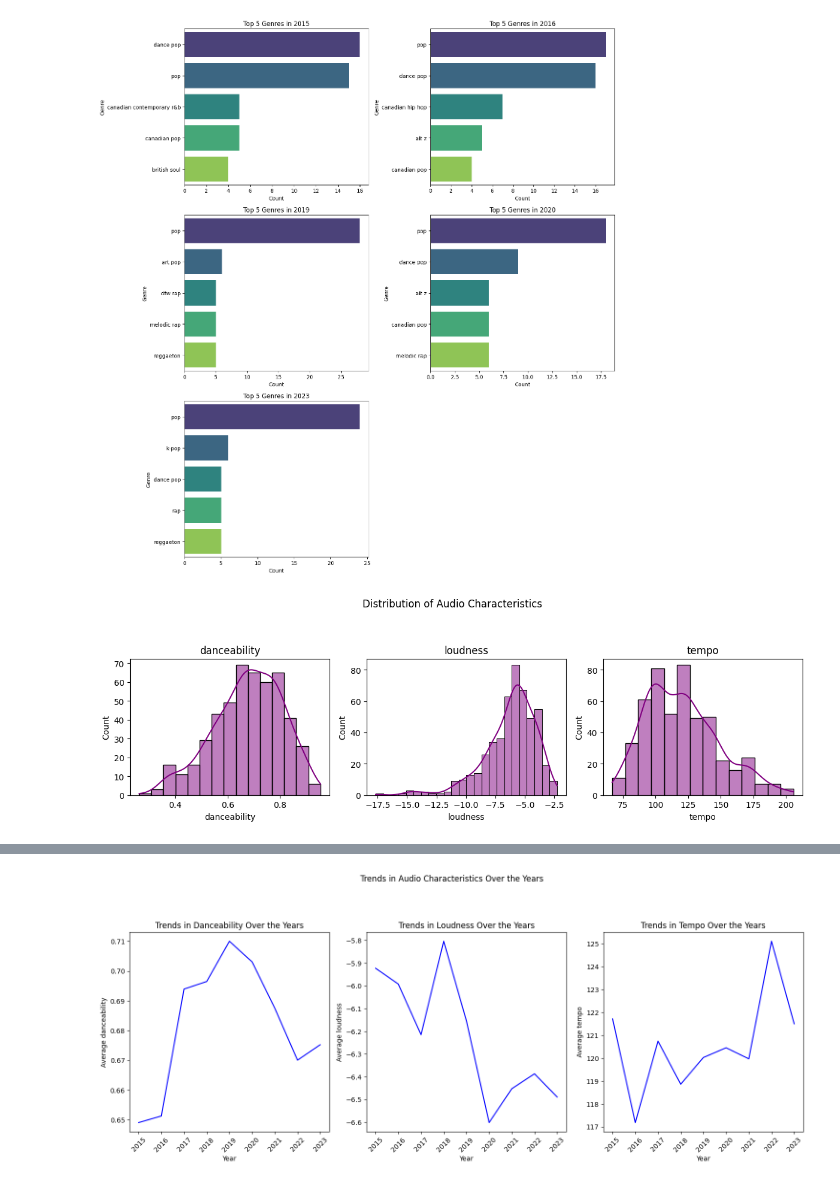
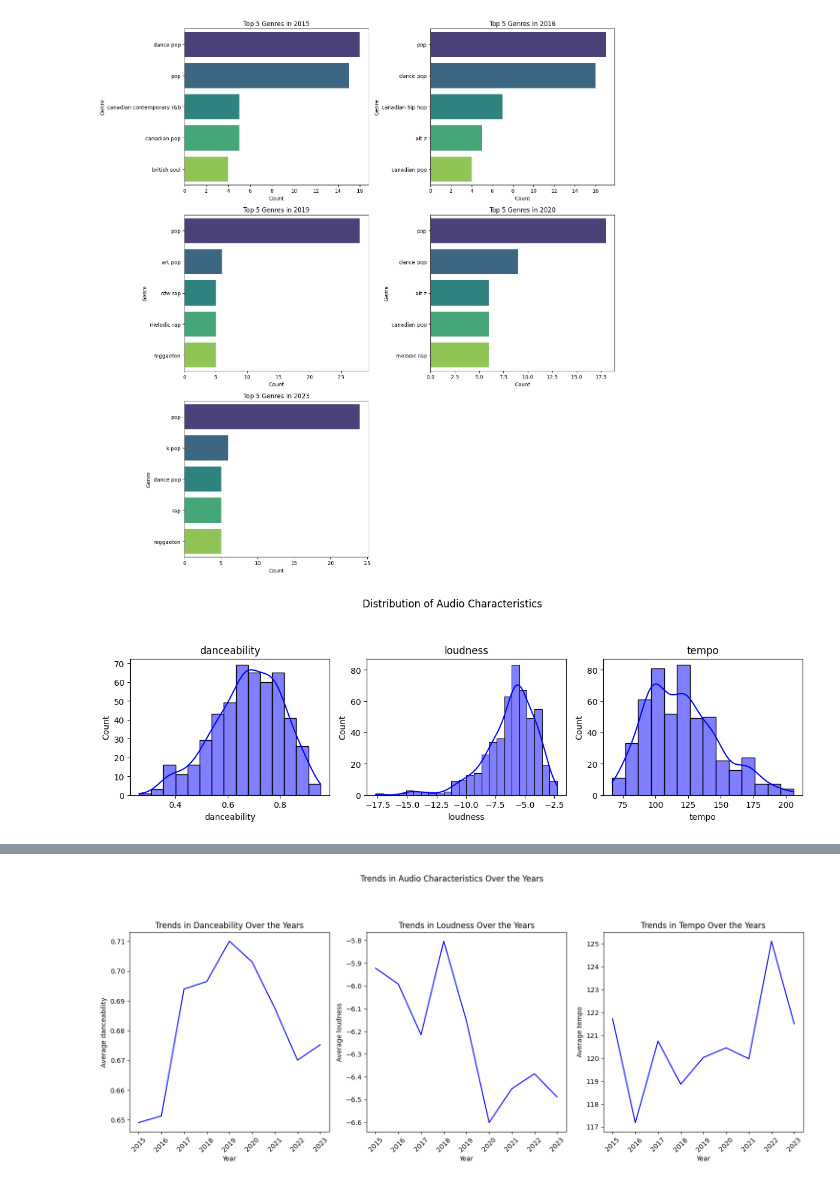
Before and after one commit to CSIS-NLU/Open-Science-101, a Jupyter notebook: Group-Projects/Music Trends During Election Cycles - Spotify/notebooks/SongPopularity_ElectionYears.ipynb, the cells around one changed output, grey strips where cells are left out. Cells and saved outputs as stored; diff of their text form; code cells hidden in the pictures.

```diff
--- a/Group-Projects/Music Trends During Election Cycles - Spotify/notebooks/SongPopularity_ElectionYears.ipynb
+++ b/Group-Projects/Music Trends During Election Cycles - Spotify/notebooks/SongPopularity_ElectionYears.ipynb
@@ -131,14 +131,14 @@ Passing `palette` without assigning `hue` is deprecated and will be removed in v
 # %%
 characteristics = ['danceability', 'loudness', 'tempo']
 
 # Create histograms for all characteristics in subplots
 plt.figure(figsize=(12, 6))
 for i, col in enumerate(characteristics):
     plt.subplot(2, 3, i+1)
-    sns.histplot(filtered_df[col], kde=True, color='purple')
+    sns.histplot(filtered_df[col], kde=True, color='blue')
     plt.title(col)
 plt.suptitle('Distribution of Audio Characteristics', y=1.05)  # Adding the overall title
 plt.tight_layout()
 plt.show()
 # %% [output]
-[figure, old version]
+[figure, new version]
```
Also changed, not shown: parts of 3 cells of this notebook.
